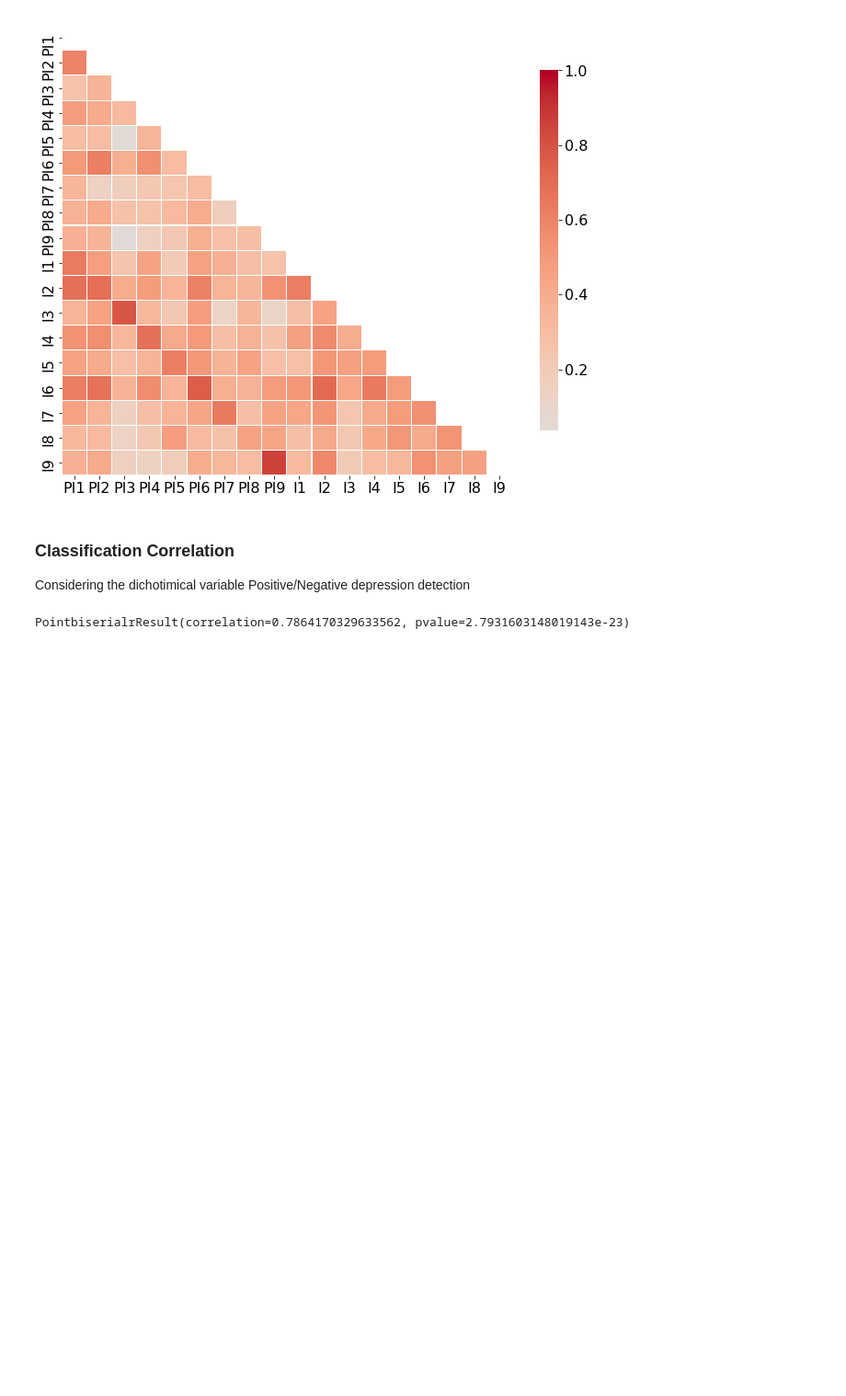
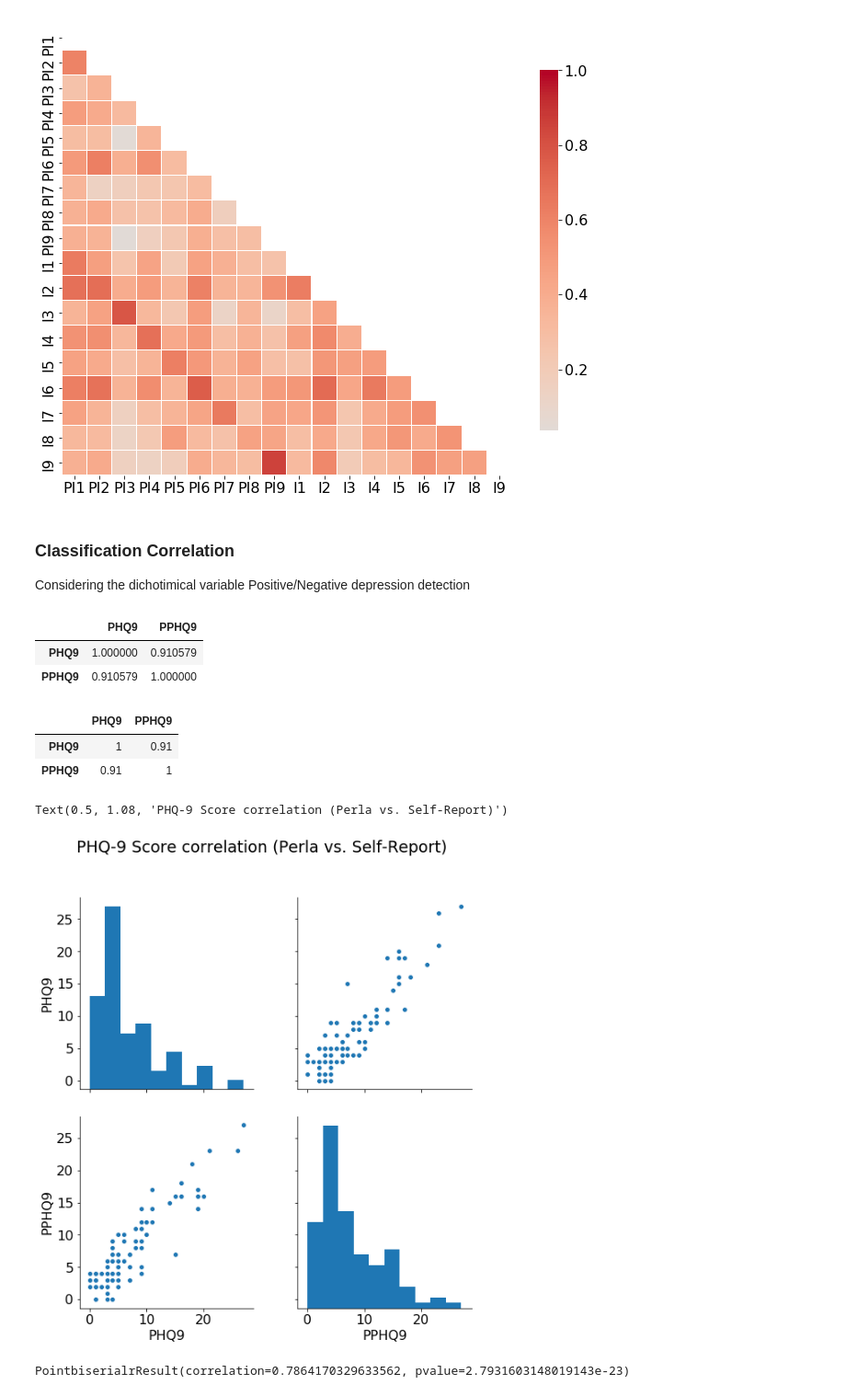
Before and after one commit to raul-arrabales/perla-bot, a Jupyter notebook: analytics/Perla-beta2-Inferential.ipynb, the cells around one changed output. Shown: that part at 92% size. Cells and saved outputs as stored; diff of their text form; code cells hidden in the pictures; blank space fills up the shorter version.

Commit message:
Score correlation plot

```diff
--- a/analytics/Perla-beta2-Inferential.ipynb
+++ b/analytics/Perla-beta2-Inferential.ipynb
@@ -137,6 +137,25 @@ sns.heatmap(items_corr, mask=mask, cmap='coolwarm', vmax=1, center=0,
 # %% [markdown]
 ### Classification Correlation
 Considering the dichotimical variable Positive/Negative depression detection
+# %%
+score_corr = perla_df[["PHQ9", "PPHQ9"]].corr()
+score_corr
+# %% [output]
+|  | PHQ9 | PPHQ9 |
+| PHQ9 | 1.000000 | 0.910579 |
+| PPHQ9 | 0.910579 | 1.000000 |
+# %%
+score_corr.style.background_gradient(cmap=cm).set_precision(2)
+# %% [output]
+|  | PHQ9 | PPHQ9 |
+| PHQ9 | 1 | 0.91 |
+| PPHQ9 | 0.91 | 1 |
+# %%
+g = sns.pairplot(perla_df[["PHQ9", "PPHQ9"]], height=4)
+g.fig.suptitle("PHQ-9 Score correlation (Perla vs. Self-Report)", y=1.08)
+# %% [output]
+Text(0.5, 1.08, 'PHQ-9 Score correlation (Perla vs. Self-Report)')
+[figure, added]
 # %%
 # Point-biserial correlation
 # https://en.wikipedia.org/wiki/Point-biserial_correlation_coefficient
```
Also changed, not shown: parts of 1 cell of this notebook.
